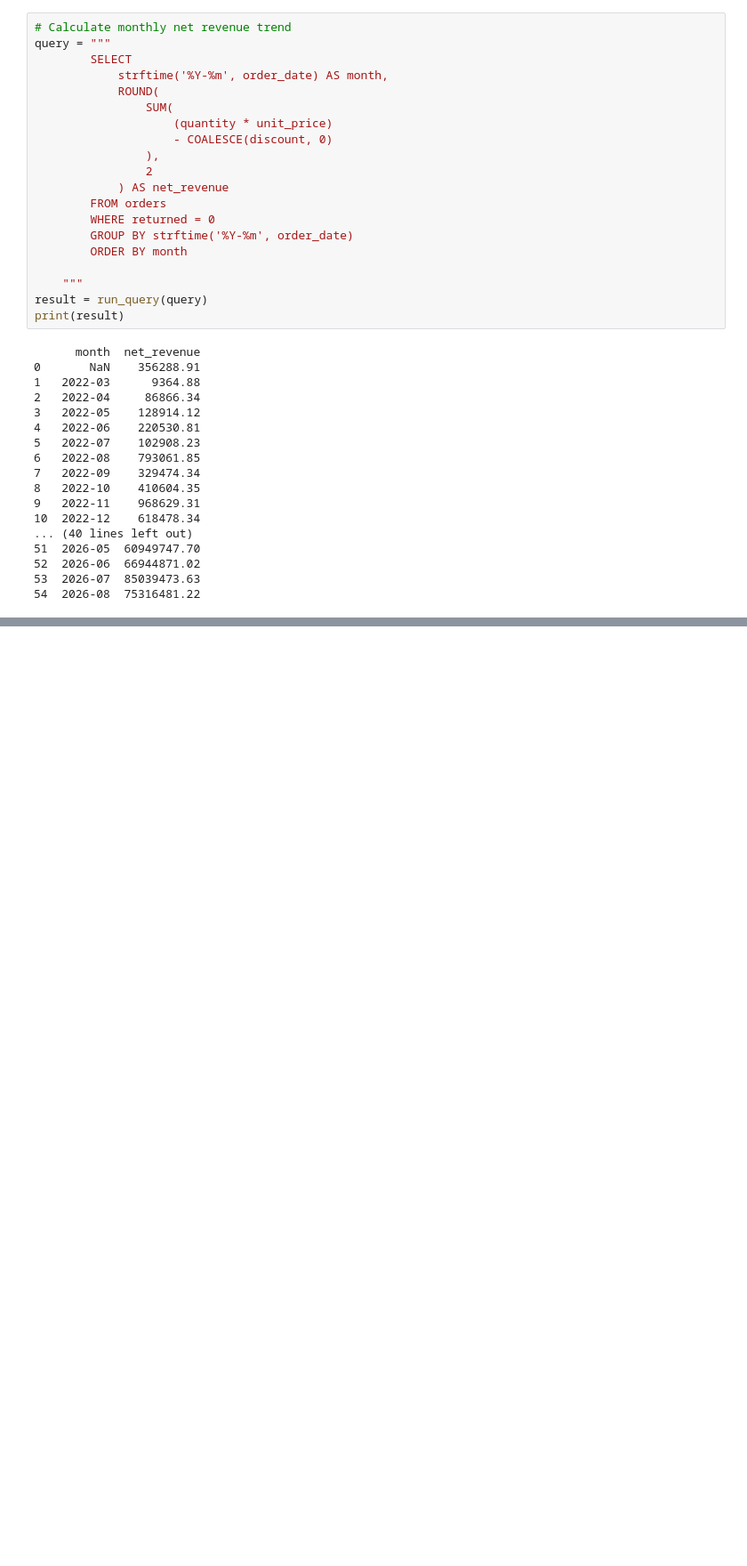
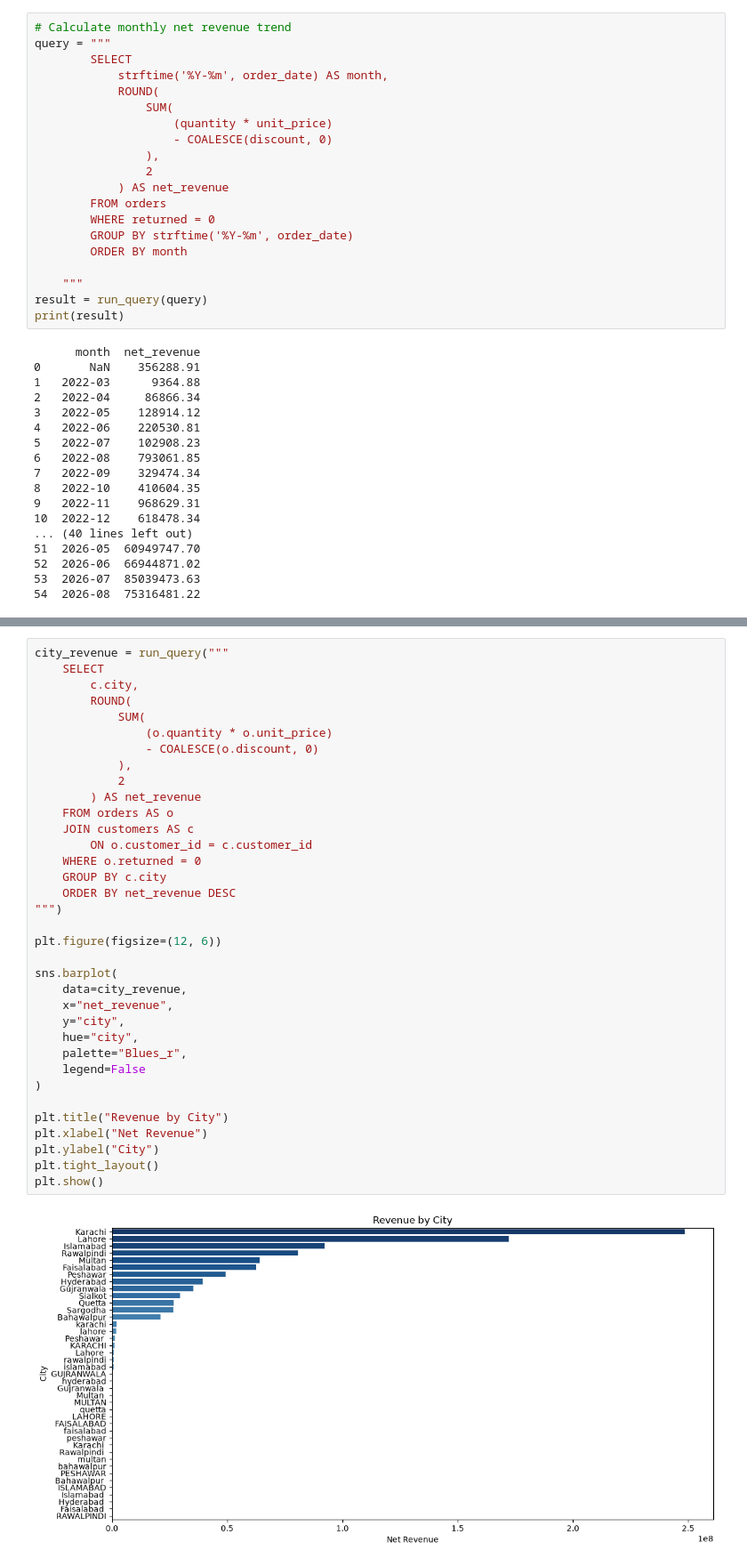
Before and after one commit to arqamowais/Hackathon-DSAI-Batch-1, a Jupyter notebook: Final_Hackathon.ipynb, the cells around one changed output, grey strips where cells are left out. Shown at 89% size. Saved outputs shown, nothing was run; the diff lists cells and outputs as text; blank space fills up the shorter version.

```diff
--- a/Final_Hackathon.ipynb
+++ b/Final_Hackathon.ipynb
@@ -651,0 +765,37 @@ print(result)
+# %%
+city_revenue = run_query("""
+    SELECT
+        c.city,
+        ROUND(
+            SUM(
+                (o.quantity * o.unit_price)
+                - COALESCE(o.discount, 0)
+            ),
+            2
+        ) AS net_revenue
+    FROM orders AS o
+    JOIN customers AS c
+        ON o.customer_id = c.customer_id
+    WHERE o.returned = 0
+    GROUP BY c.city
+    ORDER BY net_revenue DESC
+""")
+
+plt.figure(figsize=(12, 6))
+
+sns.barplot(
+    data=city_revenue,
+    x="net_revenue",
+    y="city",
+    hue="city",
+    palette="Blues_r",
+    legend=False
+)
+
+plt.title("Revenue by City")
+plt.xlabel("Net Revenue")
+plt.ylabel("City")
+plt.tight_layout()
+plt.show()
+# %% [output]
+[figure, added]
```
Also changed, not shown: parts of 8 cells of this notebook.
